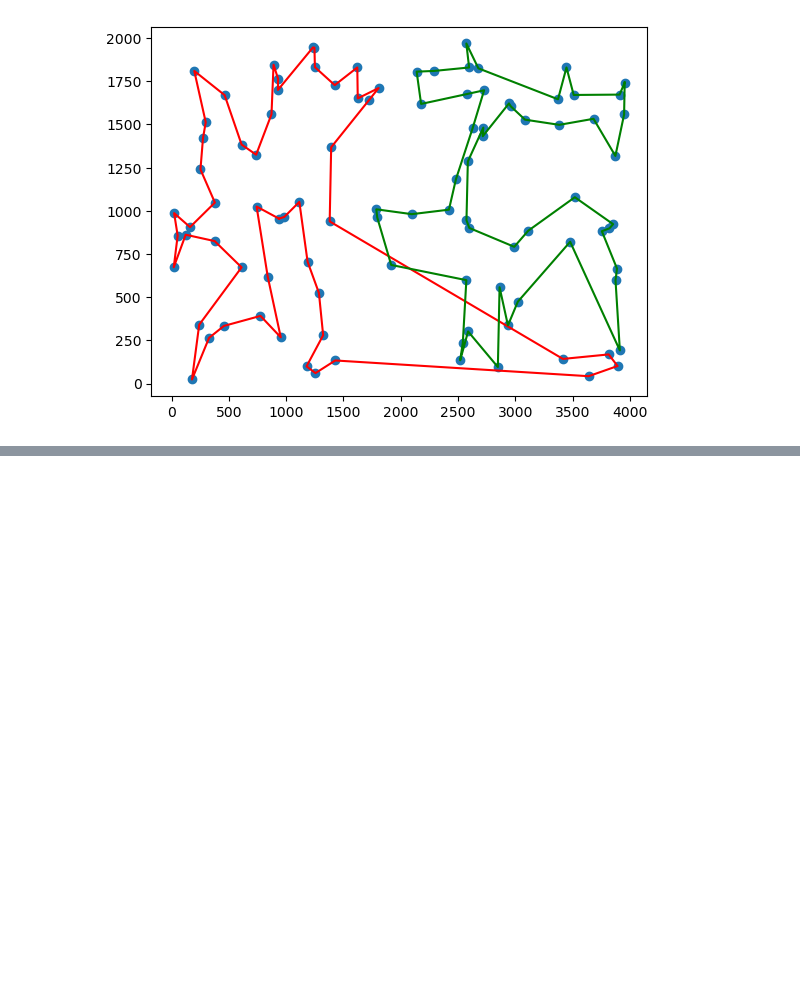
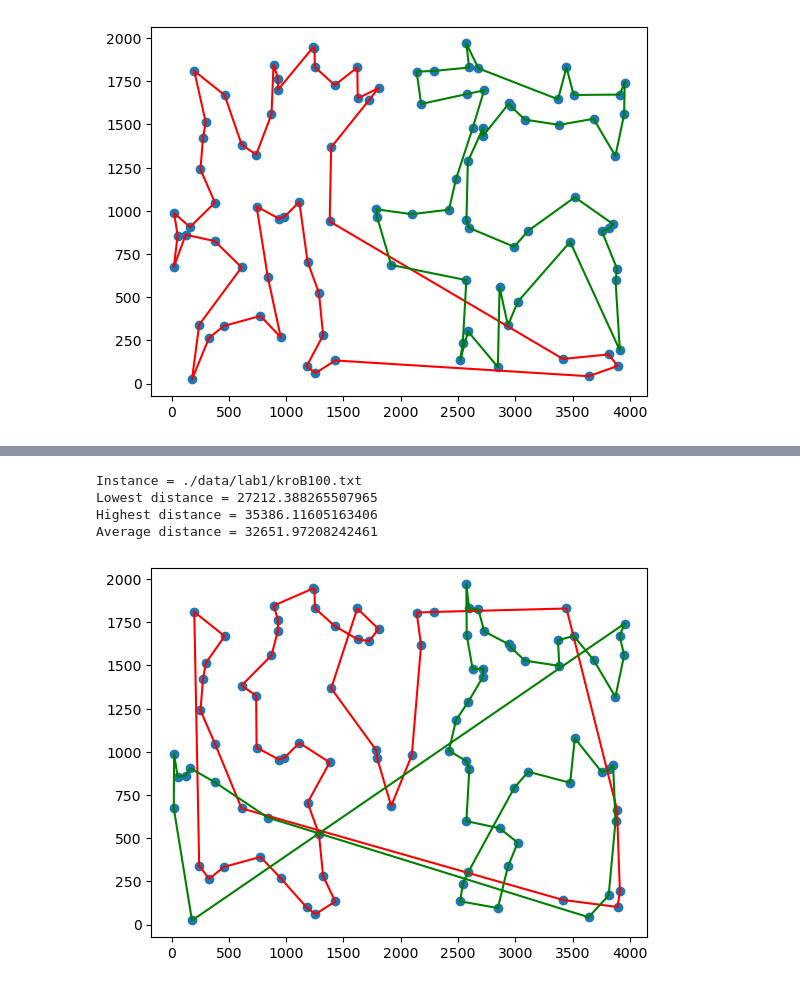
Before and after one commit to KWencierski/Imo, a Jupyter notebook: lab1.ipynb, the cells around one changed output, grey strips where cells are left out. Cells and saved outputs as stored; diff of their text form; code cells hidden in the pictures; blank space fills up the shorter version.

```diff
--- a/lab1.ipynb
+++ b/lab1.ipynb
@@ -190,0 +238,24 @@ plot_results(cycles)
+# %%
+lowest_distance = np.inf
+highest_distance = 0
+sum_distance = 0
+cycles = 0
+for start in range(100):
+    cycles = solve_nearest_neighbour(distance_matrix)
+    distance = calc_distance_sum(cycles[0], distance_matrix) + calc_distance_sum(cycles[1], distance_matrix)
+    lowest_distance = min(lowest_distance, distance)
+    if lowest_distance == distance:
+        lowest_start = start
+    highest_distance = max(highest_distance, distance)
+    sum_distance += distance
+print(f"Instance = {instance}")
+print(f"Lowest distance = {lowest_distance}")
+print(f"Highest distance = {highest_distance}")
+print(f"Average distance = {sum_distance / 100}")
+plot_results(cycles)
+# %% [output]
+Instance = ./data/lab1/kroB100.txt
+Lowest distance = 27212.388265507965
+Highest distance = 35386.11605163406
+Average distance = 32651.97208242461
+[figure, added]
```
Also changed, not shown: parts of 7 cells of this notebook.
